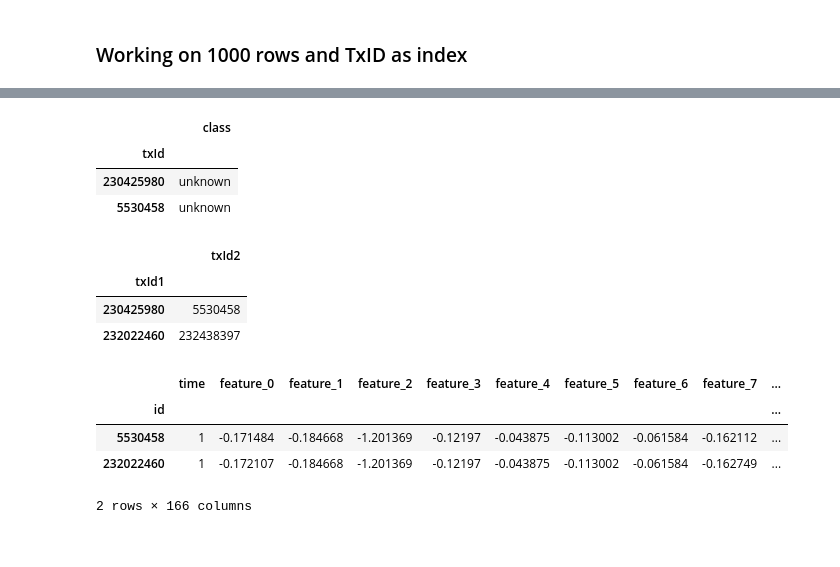
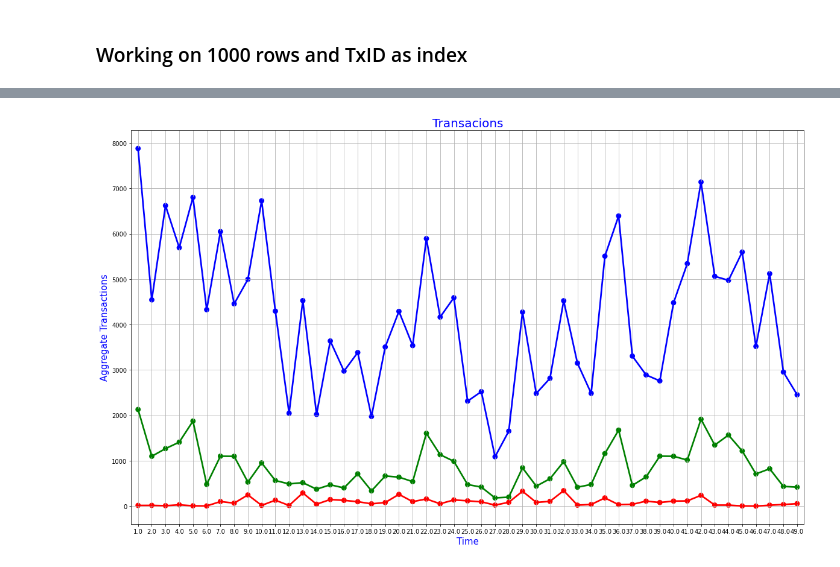
Before and after one commit to michelangelo89/BTC_TNX_classification, a Jupyter notebook: notebooks/import_cleaning_data.ipynb, the cells around one changed output, grey strips where cells are left out. Cells and saved outputs as stored; diff of their text form; code cells hidden in the pictures.

Commit message:
plot aggregation classes during time

```diff
--- a/notebooks/import_cleaning_data.ipynb
+++ b/notebooks/import_cleaning_data.ipynb
@@ -15,8 +21,8 @@ PATH_TO_features = os.path.join(dirname, "elliptic_txs_features.csv")
 # %%
-edgelist = pd.read_csv(PATH_TO_edgelist,nrows=1000, index_col='txId1')
+edgelist = pd.read_csv(PATH_TO_edgelist, index_col='txId1')#nrows=1000
 
-classes = pd.read_csv(path,nrows=1000,index_col='txId')
+classes = pd.read_csv(path,index_col='txId')
 
-features = pd.read_csv(PATH_TO_features,nrows=1000)#,index_col=0)
+features = pd.read_csv(PATH_TO_features)#,index_col=0)
 features.columns = ['id', 'time'] + [f'feature_{i}' for i in range(93)] + [f'agg_feat_{i}' for i in range(72)]
 features.set_index('id',inplace=True)
@@ -29,22 +29,20 @@ print(classes.shape)
-# %%
-classes.head(2)
-# %% [output]
-|  | class |
-| txId |  |
-| 230425980 | unknown |
-| 5530458 | unknown |
-# %%
-edgelist.head(2)
-# %% [output]
-|  | txId2 |
-| txId1 |  |
-| 230425980 | 5530458 |
-| 232022460 | 232438397 |
-# %%
-features.head(2)
-# %% [output]
-|  | time | feature_0 | feature_1 | feature_2 | feature_3 | feature_4 | feature_5 | feature_6 | feature_7 | ... |
-| id |  |  |  |  |  |  |  |  |  | ... |
-| 5530458 | 1 | -0.171484 | -0.184668 | -1.201369 | -0.12197 | -0.043875 | -0.113002 | -0.061584 | -0.162112 | ... |
-| 232022460 | 1 | -0.172107 | -0.184668 | -1.201369 | -0.12197 | -0.043875 | -0.113002 | -0.061584 | -0.162749 | ... |
-2 rows × 166 columns
+# %%
+classes.index.names = ['id']
+# %%
+df_classes = (pd.concat([features,classes],axis=1).dropna()[['time','feature_0','class']])
+# %%
+fig,ax1 = plt.subplots(figsize =(20,12))
+
+sns.pointplot(x='time',y='class',data=(df_classes.groupby('time').count()[['class']]).reset_index(),color='blue',alpha=0.8)
+sns.pointplot(x='time',y='class',data=((df_classes[df_classes['class'] == '2']).groupby('time').count()[['class']]).reset_index(),color='green',alpha=0.8)
+sns.pointplot(x='time',y='class',data=((df_classes[df_classes['class'] == '1']).groupby('time').count()[['class']]).reset_index(),color='red',alpha=0.8)
+
+plt.xlabel('Time',fontsize = 15,color='blue')
+plt.ylabel('Aggregate Transactions',fontsize = 15,color='blue')
+plt.title('Transacions',fontsize = 20,color='blue')
+plt.grid()
+plt.show()
+
+plt.show()
+# %% [output]
+[figure, added]
```
Also changed, not shown: parts of 2 cells of this notebook.
